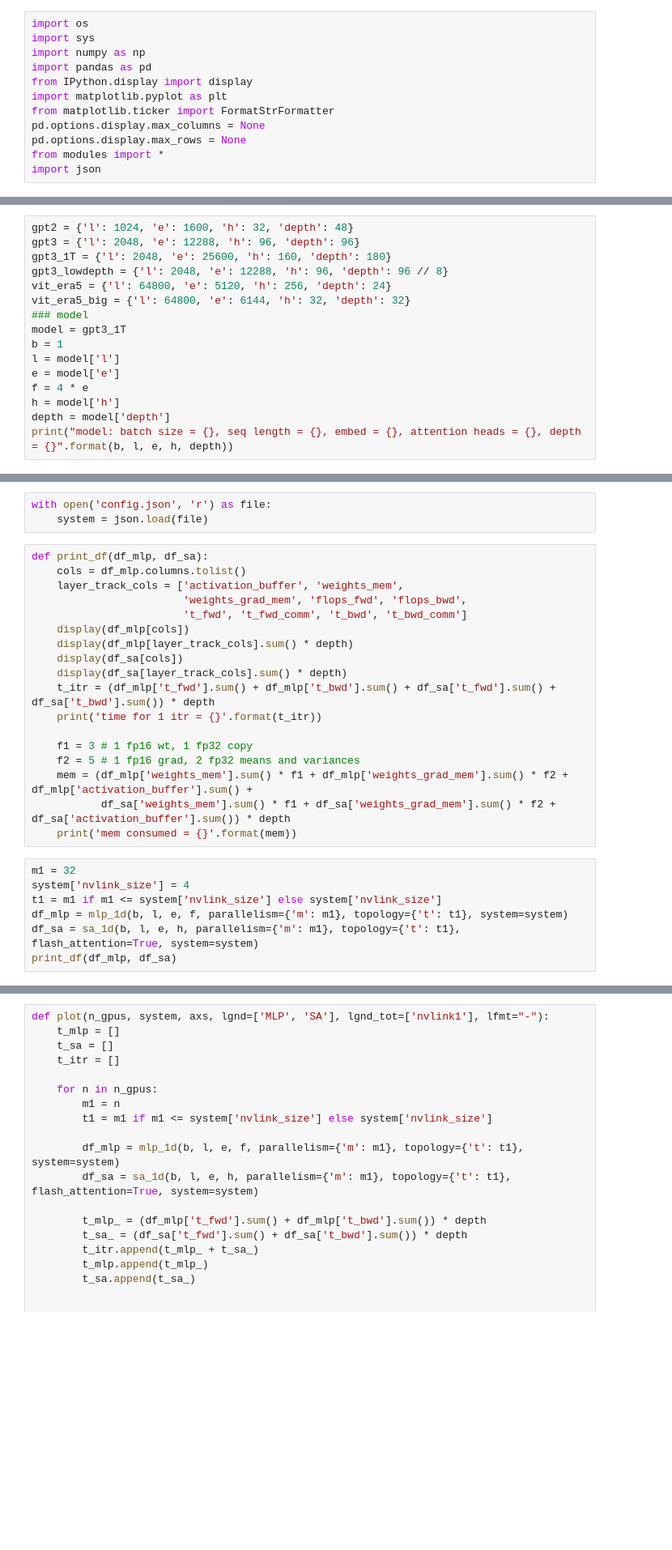
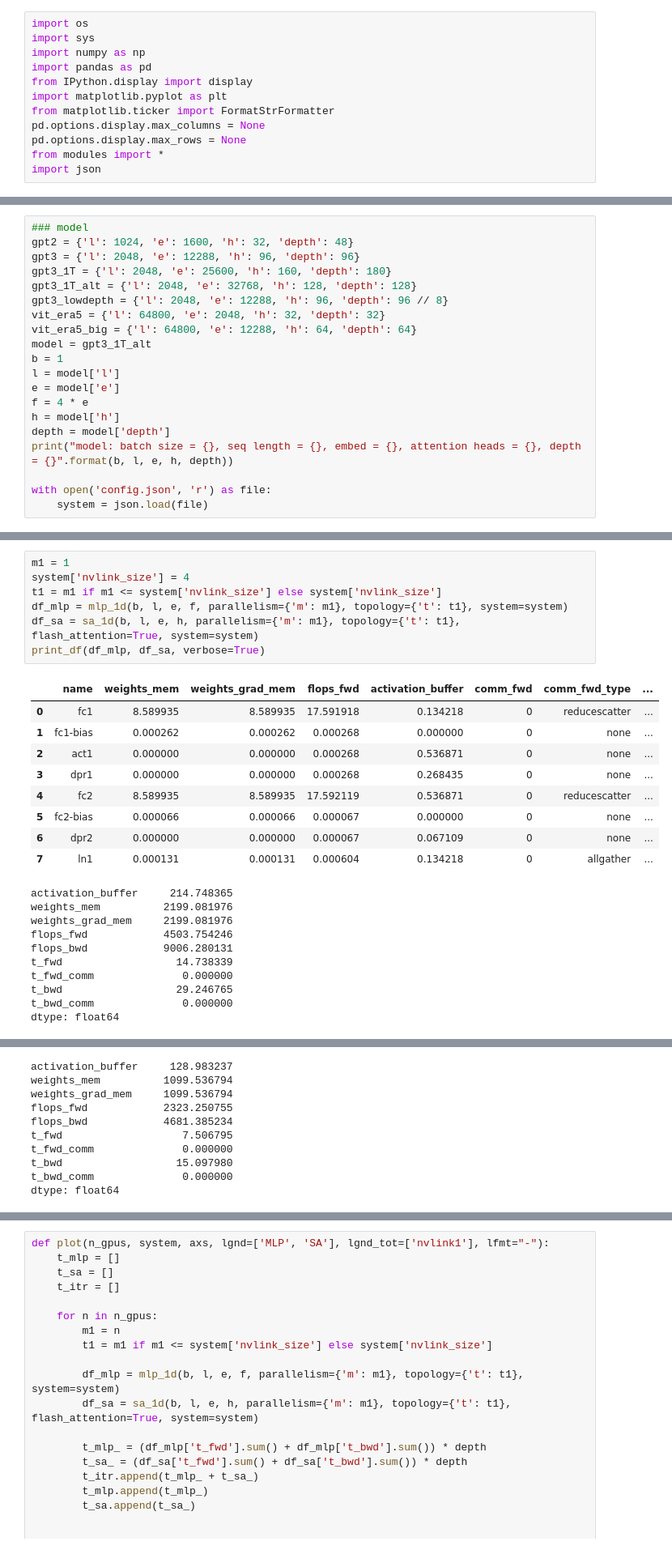
Before and after one commit to ShashankSubramanian/transformer-perf-estimates, a Jupyter notebook: transformers.ipynb, the cells around one changed output, grey strips where cells are left out. Shown at 81% size. Drawn from its saved outputs; the diff is of its cells as text; blank space fills up the shorter version.

```diff
--- a/transformers.ipynb
+++ b/transformers.ipynb
@@ -13,12 +35,13 @@ import json
 # %%
+### model
 gpt2 = {'l': 1024, 'e': 1600, 'h': 32, 'depth': 48}
 gpt3 = {'l': 2048, 'e': 12288, 'h': 96, 'depth': 96}
 gpt3_1T = {'l': 2048, 'e': 25600, 'h': 160, 'depth': 180}
+gpt3_1T_alt = {'l': 2048, 'e': 32768, 'h': 128, 'depth': 128}
 gpt3_lowdepth = {'l': 2048, 'e': 12288, 'h': 96, 'depth': 96 // 8}
-vit_era5 = {'l': 64800, 'e': 5120, 'h': 256, 'depth': 24}
-vit_era5_big = {'l': 64800, 'e': 6144, 'h': 32, 'depth': 32}
-### model
-model = gpt3_1T
+vit_era5 = {'l': 64800, 'e': 2048, 'h': 32, 'depth': 32}
+vit_era5_big = {'l': 64800, 'e': 12288, 'h': 64, 'depth': 64}
+model = gpt3_1T_alt
 b = 1
 l = model['l']
 e = model['e']
@@ -26,3 +49,6 @@ f = 4 * e
 h = model['h']
 depth = model['depth']
 print("model: batch size = {}, seq length = {}, embed = {}, attention heads = {}, depth = {}".format(b, l, e, h, depth))
+
+with open('config.json', 'r') as file:
+    system = json.load(file)
@@ -29,28 +57,27 @@ print("model: batch size = {}, seq length = {}, embed = {}, attention heads = {}
-# %%
-with open('config.json', 'r') as file:
-    system = json.load(file)
-# %%
-def print_df(df_mlp, df_sa):
-    cols = df_mlp.columns.tolist()
-    layer_track_cols = ['activation_buffer', 'weights_mem',
-                        'weights_grad_mem', 'flops_fwd', 'flops_bwd',
-                        't_fwd', 't_fwd_comm', 't_bwd', 't_bwd_comm']
-    display(df_mlp[cols])
-    display(df_mlp[layer_track_cols].sum() * depth)
-    display(df_sa[cols])
-    display(df_sa[layer_track_cols].sum() * depth)
-    t_itr = (df_mlp['t_fwd'].sum() + df_mlp['t_bwd'].sum() + df_sa['t_fwd'].sum() + df_sa['t_bwd'].sum()) * depth
-    print('time for 1 itr = {}'.format(t_itr))
-
-    f1 = 3 # 1 fp16 wt, 1 fp32 copy
-    f2 = 5 # 1 fp16 grad, 2 fp32 means and variances
-    mem = (df_mlp['weights_mem'].sum() * f1 + df_mlp['weights_grad_mem'].sum() * f2 + df_mlp['activation_buffer'].sum() +
-           df_sa['weights_mem'].sum() * f1 + df_sa['weights_grad_mem'].sum() * f2 + df_sa['activation_buffer'].sum()) * depth
-    print('mem consumed = {}'.format(mem))
 # %%
-m1 = 32
+m1 = 1
 system['nvlink_size'] = 4
 t1 = m1 if m1 <= system['nvlink_size'] else system['nvlink_size']
 df_mlp = mlp_1d(b, l, e, f, parallelism={'m': m1}, topology={'t': t1}, system=system)
 df_sa = sa_1d(b, l, e, h, parallelism={'m': m1}, topology={'t': t1}, flash_attention=True, system=system)
-print_df(df_mlp, df_sa)
+print_df(df_mlp, df_sa, verbose=True)
+# %% [output]
+|  | name | weights_mem | weights_grad_mem | flops_fwd | activation_buffer | comm_fwd | comm_fwd_type | ... |
+| 0 | fc1 | 8.589935 | 8.589935 | 17.591918 | 0.134218 | 0 | reducescatter | ... |
+| 1 | fc1-bias | 0.000262 | 0.000262 | 0.000268 | 0.000000 | 0 | none | ... |
+| 2 | act1 | 0.000000 | 0.000000 | 0.000268 | 0.536871 | 0 | none | ... |
+| 3 | dpr1 | 0.000000 | 0.000000 | 0.000268 | 0.268435 | 0 | none | ... |
+| 4 | fc2 | 8.589935 | 8.589935 | 17.592119 | 0.536871 | 0 | reducescatter | ... |
+| 5 | fc2-bias | 0.000066 | 0.000066 | 0.000067 | 0.000000 | 0 | none | ... |
+| 6 | dpr2 | 0.000000 | 0.000000 | 0.000067 | 0.067109 | 0 | none | ... |
+| 7 | ln1 | 0.000131 | 0.000131 | 0.000604 | 0.134218 | 0 | allgather | ... |
+activation_buffer     214.748365
+weights_mem          2199.081976
+weights_grad_mem     2199.081976
+flops_fwd            4503.754246
+flops_bwd            9006.280131
+t_fwd                  14.738339
+t_fwd_comm              0.000000
+t_bwd                  29.246765
+t_bwd_comm              0.000000
+dtype: float64
@@ -56,0 +91,10 @@ print_df(df_mlp, df_sa)
+activation_buffer     128.983237
+weights_mem          1099.536794
+weights_grad_mem     1099.536794
+flops_fwd            2323.250755
+flops_bwd            4681.385234
+t_fwd                   7.506795
+t_fwd_comm              0.000000
+t_bwd                  15.097980
+t_bwd_comm              0.000000
+dtype: float64
```
Also changed, not shown: parts of 4 cells of this notebook, 7 other files.
